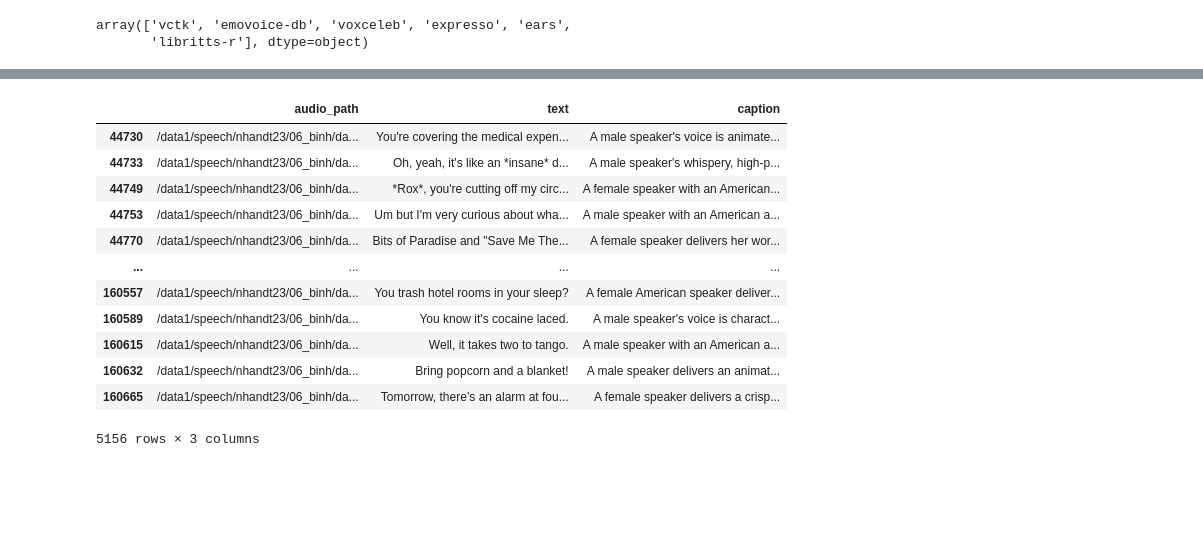
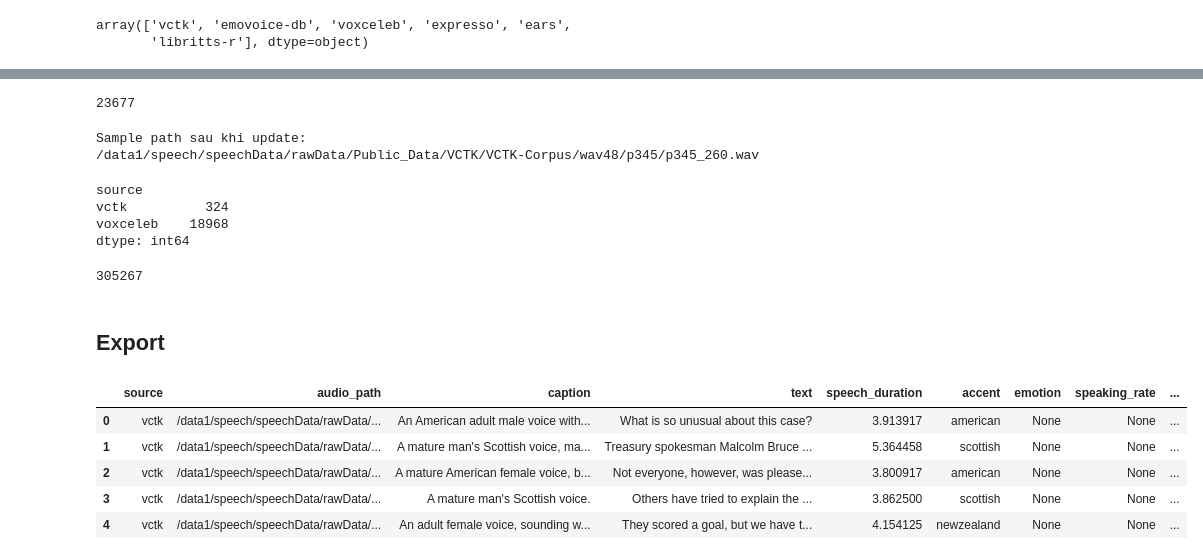
Before and after one commit to thangquang09/instruct-tts-chatterbox, a Jupyter notebook: eda.ipynb, the cells around one changed output, grey strips where cells are left out. Cells and saved outputs as stored; diff of their text form; code cells hidden in the pictures; blank space fills up the shorter version.

```diff
--- a/eda.ipynb
+++ b/eda.ipynb
@@ -100,0 +63,6 @@ Name: audio_path, dtype: object
+# %%
+libri_dir = "/data1/speech/cuongph/01_database/librittsr/LibriTTS_R"
+df_clean["audio_path"] = df_clean.apply(
+    lambda row: os.path.join(libri_dir, row["audio_path"]) if row["source"] == "libritts-r" else row["audio_path"],
+    axis=1
+)
@@ -100,0 +159,7 @@ Name: audio_path, dtype: object
+# %%
+emodb_path = "/data1/speech/speechData/rawData/Public_Data/EmoVoice-DB/audio"
+
+df_clean["audio_path"] = df_clean.apply(
+    lambda row: os.path.join(emodb_path, row["audio_path"]) if row["source"] == "emovoice-db" else row["audio_path"],
+    axis=1
+)
@@ -101 +168,52 @@ Name: audio_path, dtype: object
+# %%
+len(df_clean[df_clean["source"] == "vctk"])
+# %% [output]
+23677
+# %%
+import os
+vctk_path = "/data1/speech/speechData/rawData/Public_Data/VCTK/VCTK-Corpus/wav48"
+
+def make_absolute_path(row):
+    if row["source"] == "vctk":
+        parts = row["audio_path"].split("_")
+        return os.path.join(vctk_path, parts[0], row["audio_path"])
+
+    return row["audio_path"]
+
+df_clean["audio_path"] = df_clean.apply(make_absolute_path, axis=1)
+
+print("Sample path sau khi update:")
+print(df_clean[df_clean["source"] == "vctk"]["audio_path"].iloc[0])
+# %% [output]
+Sample path sau khi update:
+/data1/speech/speechData/rawData/Public_Data/VCTK/VCTK-Corpus/wav48/p345/p345_260.wav
+# %%
+# check
+
+def check_exist(path):
+    return os.path.exists(path)
+
+df_clean["exists"] = df_clean["audio_path"].apply(check_exist)
+print(df_clean[df_clean["exists"] == 0].groupby("source").size())
+df_clean = df_clean[df_clean["exists"] != 0].reset_index(drop=True)
+# %% [output]
+source
+vctk          324
+voxceleb    18968
+dtype: int64
+# %%
+len(df_clean)
+# %% [output]
+305267
+# %% [markdown]
+## Export
+# %%
+df_clean.head()
+# %% [output]
+|  | source | audio_path | caption | text | speech_duration | accent | emotion | speaking_rate | ... |
+| 0 | vctk | /data1/speech/speechData/rawData/... | An American adult male voice with... | What is so unusual about this case? | 3.913917 | american | None | None | ... |
+| 1 | vctk | /data1/speech/speechData/rawData/... | A mature man's Scottish voice, ma... | Treasury spokesman Malcolm Bruce ... | 5.364458 | scottish | None | None | ... |
+| 2 | vctk | /data1/speech/speechData/rawData/... | A mature American female voice, b... | Not everyone, however, was please... | 3.800917 | american | None | None | ... |
+| 3 | vctk | /data1/speech/speechData/rawData/... | A mature man's Scottish voice. | Others have tried to explain the ... | 3.862500 | scottish | None | None | ... |
+| 4 | vctk | /data1/speech/speechData/rawData/... | An adult female voice, sounding w... | They scored a goal, but we have t... | 4.154125 | newzealand | None | None | ... |
 # %%
@@ -105,16 +220,0 @@ new_df[["audio_path", "text", "caption"]].head(300).to_csv("captts_sft_expresso.
-# %%
-new_df[["audio_path", "text", "caption"]]
-# %% [output]
-|  | audio_path | text | caption |
-| 44730 | /data1/speech/nhandt23/06_binh/da... | You're covering the medical expen... | A male speaker's voice is animate... |
-| 44733 | /data1/speech/nhandt23/06_binh/da... | Oh, yeah, it's like an *insane* d... | A male speaker's whispery, high-p... |
-| 44749 | /data1/speech/nhandt23/06_binh/da... | *Rox*, you're cutting off my circ... | A female speaker with an American... |
-| 44753 | /data1/speech/nhandt23/06_binh/da... | Um but I'm very curious about wha... | A male speaker with an American a... |
-| 44770 | /data1/speech/nhandt23/06_binh/da... | Bits of Paradise and "Save Me The... | A female speaker delivers her wor... |
-| ... | ... | ... | ... |
-| 160557 | /data1/speech/nhandt23/06_binh/da... | You trash hotel rooms in your sleep? | A female American speaker deliver... |
-| 160589 | /data1/speech/nhandt23/06_binh/da... | You know it's cocaine laced. | A male speaker's voice is charact... |
-| 160615 | /data1/speech/nhandt23/06_binh/da... | Well, it takes two to tango. | A male speaker with an American a... |
-| 160632 | /data1/speech/nhandt23/06_binh/da... | Bring popcorn and a blanket! | A male speaker delivers an animat... |
-| 160665 | /data1/speech/nhandt23/06_binh/da... | Tomorrow, there’s an alarm at fou... | A female speaker delivers a crisp... |
-5156 rows × 3 columns
```
Also changed, not shown: parts of 20 cells of this notebook.
